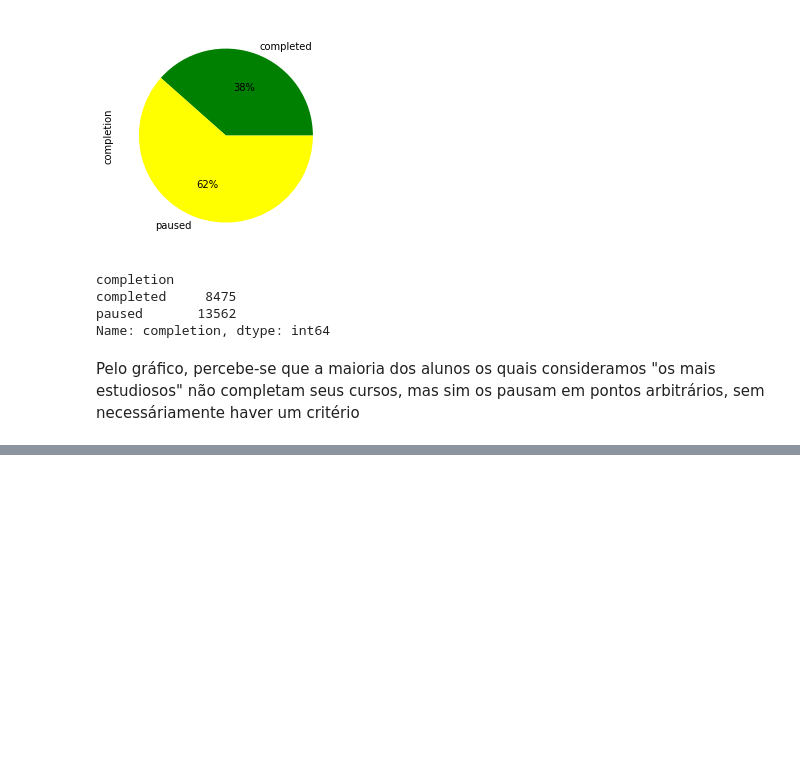
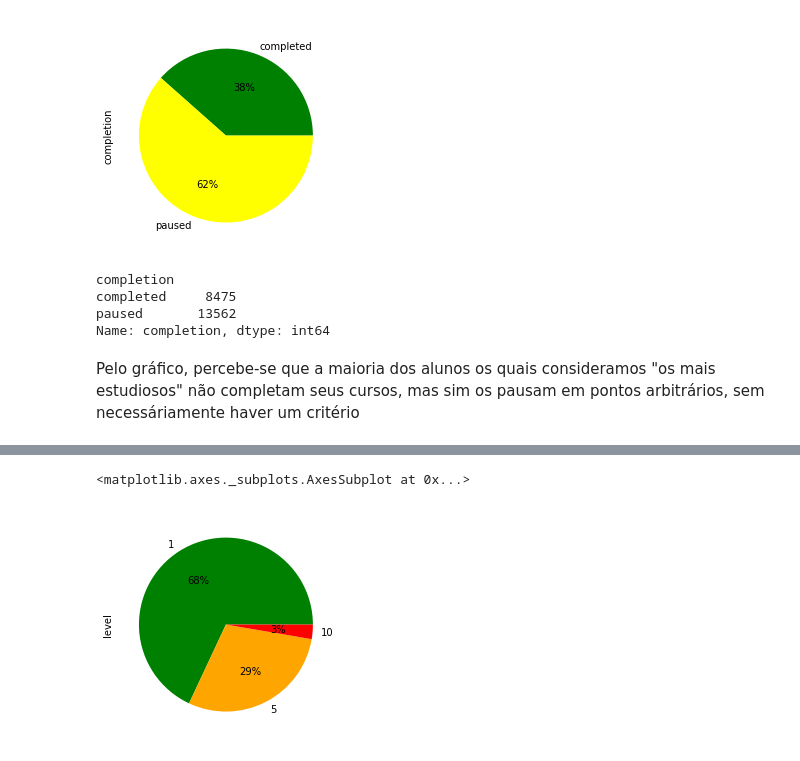
Before and after one commit to jo-nsc/distance-education-2020, a Jupyter notebook: analise_perfil_alunos.ipynb, the cells around one changed output, grey strips where cells are left out. Drawn from its saved outputs; the diff is of its cells as text; code cells hidden in the pictures; blank space fills up the shorter version.

```diff
--- a/analise_perfil_alunos.ipynb
+++ b/analise_perfil_alunos.ipynb
@@ -75,0 +70,3 @@ statuses.head()
+# %%
+statuses.drop(['duration'],axis=1,inplace=True)
+statuses.head()
@@ -89,0 +140,5 @@ Pelo gráfico, percebe-se que a maioria dos alunos os quais consideramos "os mai
+# %%
+top25_completed = statuses[statuses.completion == 'completed']
+top25_completed = top25_completed.merge(courses, left_on='course_uuid',right_on='uuid')
+top25_completed.drop(['createdAt_x','createdAt_y','uuid_y'],axis=1,inplace=True)
+top25_completed.head()
@@ -89,0 +152,5 @@ Pelo gráfico, percebe-se que a maioria dos alunos os quais consideramos "os mai
+# %%
+top25_completed.groupby('level')['level'].count().plot.pie(colors = ['green','orange','red'], autopct='%1.0f%%')
+# %% [output]
+<matplotlib.axes._subplots.AxesSubplot at 0x...>
+[figure, added]
```
Also changed, not shown: parts of 17 cells of this notebook.
